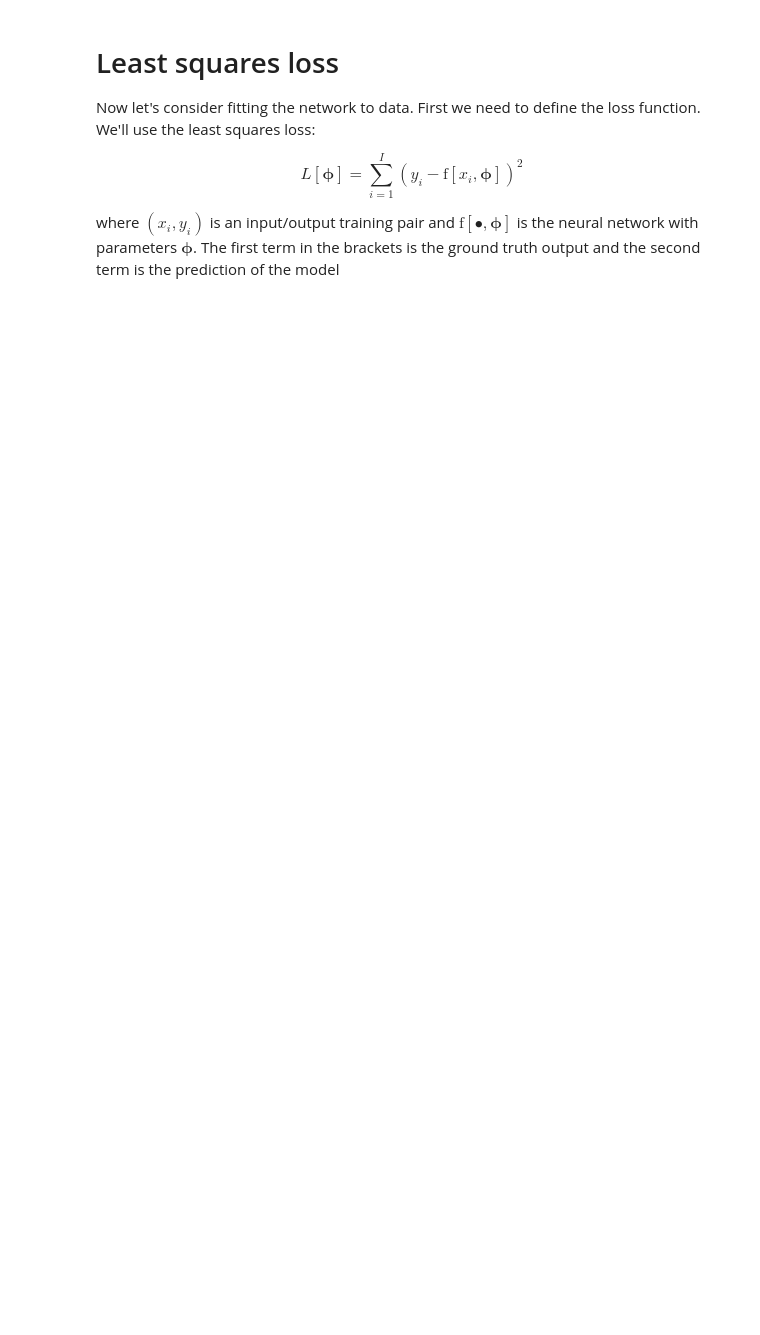
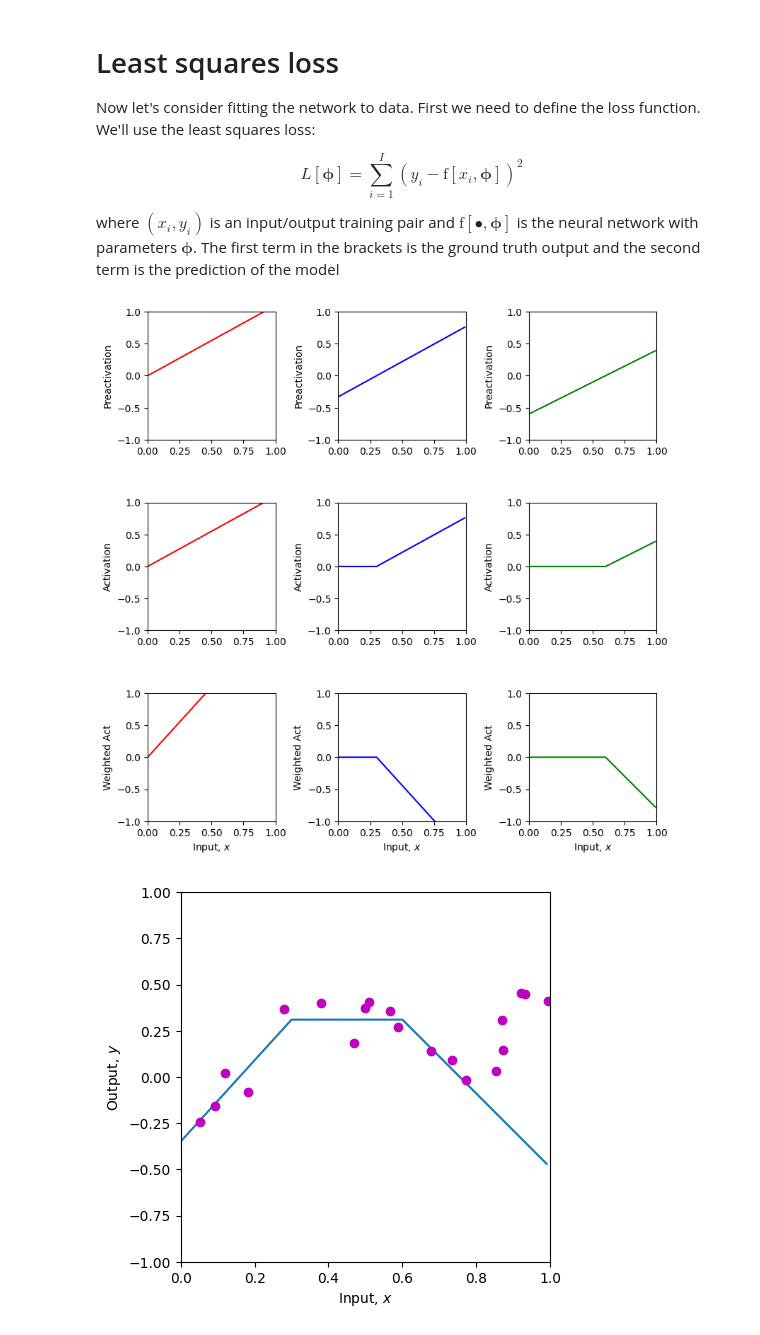
Before and after one commit to Whooses/COLAB, a Jupyter notebook: Notebooks/Chap03/3_1_Shallow_Networks_I.ipynb, the cells around one changed output. Saved outputs shown, nothing was run; the diff lists cells and outputs as text; code cells hidden in the pictures; blank space fills up the shorter version.

```diff
--- a/Notebooks/Chap03/3_1_Shallow_Networks_I.ipynb
+++ b/Notebooks/Chap03/3_1_Shallow_Networks_I.ipynb
@@ -23,9 +23,7 @@ def ReLU(preactivation):
   # This should work on every element of the ndarray "preactivation" at once
   # One way to do this is with the ndarray "clip" function
   # https://numpy.org/doc/stable/reference/generated/numpy.ndarray.clip.html
-  activation = np.zeros_like(preactivation);
-
-  return activation
+  return np.clip(preactivation, 0, None)
 # %%
 # Make an array of inputs
 z = np.arange(-5,5,0.1)
@@ -43,9 +43,9 @@ plt.show()
 def shallow_1_1_3(x, activation_fn, phi_0,phi_1,phi_2,phi_3, theta_10, theta_11, theta_20, theta_21, theta_30, theta_31):
   # TODO Replace the code below to compute the three initial lines
   # from the theta parameters (i.e. implement equations at bottom of figure 3.3a-c).  These are the preactivations
-  pre_1 = np.zeros_like(x)
-  pre_2 = np.zeros_like(x)
-  pre_3 = np.zeros_like(x)
+  pre_1 = theta_10 + theta_11*x
+  pre_2 = theta_20 + theta_21*x
+  pre_3 = theta_30 + theta_31*x
 
   # Pass these through the ReLU function to compute the activations as in
   # figure 3.3 d-f
@@ -55,13 +55,13 @@ def shallow_1_1_3(x, activation_fn, phi_0,phi_1,phi_2,phi_3, theta_10, theta_11,
 
   # TODO Replace the code below to weight the activations using phi1, phi2 and phi3
   # To create the equivalent of figure 3.3 g-i
-  w_act_1 = np.zeros_like(x)
-  w_act_2 = np.zeros_like(x)
-  w_act_3 = np.zeros_like(x)
+  w_act_1 = phi_1*act_1
+  w_act_2 = phi_2*act_2
+  w_act_3 = phi_3*act_3
 
   # TODO Replace the code below to combining the weighted activations and add
   # phi_0 to create the output as in figure 3.3 j
-  y = np.zeros_like(x)
+  y = phi_0 + w_act_1 + w_act_2 + w_act_3
 
   # Return everything we have calculated
   return y, pre_1, pre_2, pre_3, act_1, act_2, act_3, w_act_1, w_act_2, w_act_3
@@ -179,43 +185,46 @@ def least_squares_loss(y_train, y_predict):
   # differences between the real values of y and the predicted values from the model f[x_i,phi]
   # (see figure 2.2 of the book)
   # you will need to use the function np.sum
-  loss = 0
+  loss = np.sum((y_train - y_predict)**2)
 
   return loss
 # %%
 # Now lets define some parameters, run the neural network, and compute the loss
-theta_10 =  0.3 ; theta_11 = -1.0
-theta_20 = -1.0  ; theta_21 = 2.0
-theta_30 = -0.5  ; theta_31 = 0.65
-phi_0 = -0.3; phi_1 = 2.0; phi_2 = -1.0; phi_3 = 7.0
+theta_10 =  0  ; theta_11 = 1.1
+theta_20 = -0.33  ; theta_21 = 1.1
+theta_30 = -0.6  ; theta_31 = 1.0
+phi_0 = -0.35; phi_1 = 2.0; phi_2 = -2.0; phi_3 = -2.0
 
 # Define a range of input values
 x = np.arange(0,1,0.01)
 
 x_train = np.array([0.09291784,0.46809093,0.93089486,0.67612654,0.73441752,0.86847339,\
                    0.49873225,0.51083168,0.18343972,0.99380898,0.27840809,0.38028817,\
                    0.12055708,0.56715537,0.92005746,0.77072270,0.85278176,0.05315950,\
                    0.87168699,0.58858043])
 y_train = np.array([-0.15934537,0.18195445,0.451270150,0.13921448,0.09366691,0.30567674,\
                     0.372291170,0.40716968,-0.08131792,0.41187806,0.36943738,0.3994327,\
                     0.019062570,0.35820410,0.452564960,-0.0183121,0.02957665,-0.24354444, \
                     0.148038840,0.26824970])
 
 # We run the neural network for each of these input values
 y, pre_1, pre_2, pre_3, act_1, act_2, act_3, w_act_1, w_act_2, w_act_3 = \
     shallow_1_1_3(x, ReLU, phi_0,phi_1,phi_2,phi_3, theta_10, theta_11, theta_20, theta_21, theta_30, theta_31)
 # And then plot it
 plot_neural(x, y, pre_1, pre_2, pre_3, act_1, act_2, act_3, w_act_1, w_act_2, w_act_3, plot_all=True, x_data = x_train, y_data = y_train)
 
 # Run the neural network on the training data
 y_predict, *_ = shallow_1_1_3(x_train, ReLU, phi_0,phi_1,phi_2,phi_3, theta_10, theta_11, theta_20, theta_21, theta_30, theta_31)
 
 # Compute the least squares loss and print it out
 loss = least_squares_loss(y_train,y_predict)
 print('Your Loss = %3.3f, True value = 9.385'%(loss))
 
 # TODO.  Manipulate the parameters (by hand!) to make the function
 # fit the data better and try to reduce the loss to as small a number
 # as possible.  The best that I could do was 0.181
 # Tip... start by manipulating phi_0.
 # It's not that easy, so don't spend too much time on this!
+# %% [output]
+[figure, added]
+[figure, added]
```
Also changed, not shown: parts of 4 cells of this notebook.
